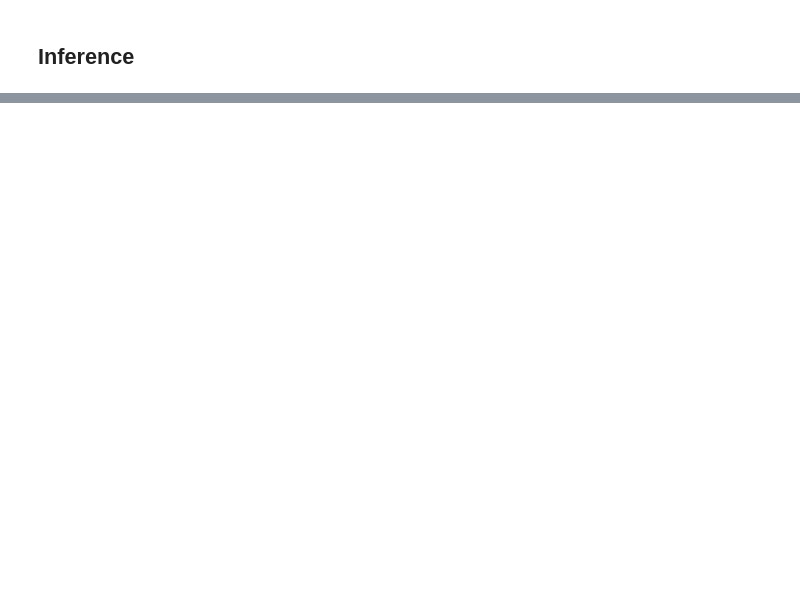
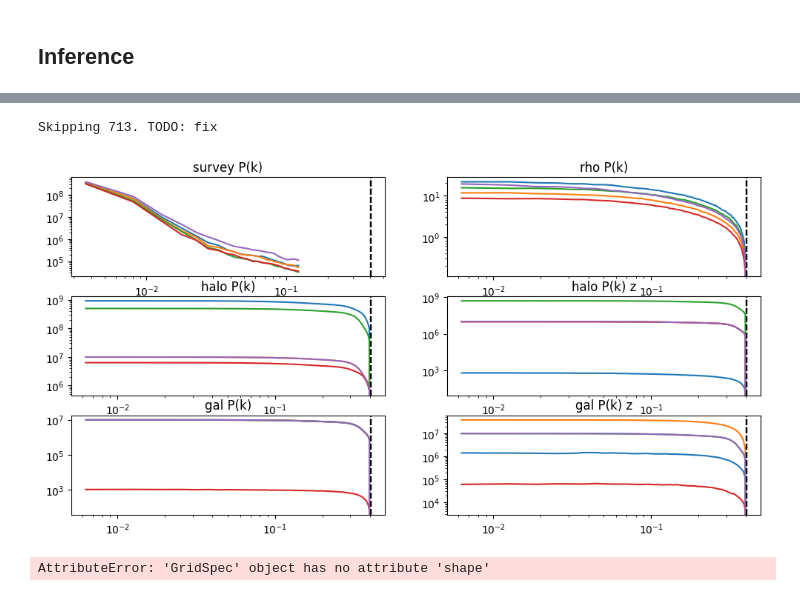
Before and after one commit to maho3/matts_tests, a Jupyter notebook: test_inference.ipynb, the cells around one changed output, grey strips where cells are left out. Cells and saved outputs as stored; diff of their text form; code cells hidden in the pictures; blank space fills up the shorter version.

```diff
--- a/test_inference.ipynb
+++ b/test_inference.ipynb
@@ -221,0 +374,80 @@ INFO:matplotlib.mathtext:Substituting symbol E from STIXNonUnicode
+# %%
+# Load galaxy survey power spectra
+survey_pk = []
+for p in tqdm(os.listdir(suitepath)):
+    try:
+        _Pk = np.load(join(suitepath, p, 'Pk', 'Pk0.npz'))
+    except FileNotFoundError:
+        print(f"Skipping {p}. TODO: fix")
+        survey_pk.append(p0)
+        continue
+    k_sur = _Pk['k_gal']
+    p0 = _Pk['p0k_gal']
+    survey_pk.append(p0)
+# %% [output]
+Skipping 713. TODO: fix
+# %%
+rho_pk = np.stack(rho_pk, axis=0)
+halo_pk = np.stack(halo_pk, axis=0)
+haloz_pk = np.stack(haloz_pk, axis=0)
+gal_pk = np.stack(gal_pk, axis=0)
+galz_pk = np.stack(galz_pk, axis=0)
+survey_pk = np.stack(survey_pk, axis=0)
+# %%
+k_nyq = np.pi * N / L
+Nsamp = 5
+
+fig = plt.figure(figsize=(12,8))
+gs = fig.add_gridspec(4,2)
+
+axs = [fig.add_subplot(gs[i]) for i in range(6)]
+
+for i, ind in enumerate(np.random.choice(len(rho_pk), Nsamp, replace=False)):
+    label = f"$\Omega_m={cosmos[ind,0]}, \Omega_b={cosmos[ind,1]}, $\n"
+    label += f"$h={cosmos[ind,2]}, n_s={cosmos[ind,3]}, sigma_8={cosmos[ind,4]}$"
+
+    # survey Pk
+    ax = axs[0]
+    ax.loglog(k_sur, survey_pk[ind], label=label)
+    ax.axvline(k_nyq, ls='--', c='k')
+    ax.set_title('survey P(k)')
+
+    # rho Pk
+    ax = axs[1]
+    ax.loglog(k, rho_pk[ind], label=label)
+    ax.axvline(k_nyq, ls='--', c='k')
+    ax.set_title('rho P(k)')
+
+    # halo Pk
+    ax = axs[2]
+    ax.loglog(k, halo_pk[ind], label=label)
+    ax.axvline(k_nyq, ls='--', c='k')
+    ax.set_title('halo P(k)')
+
+    # haloz Pk
+    ax = axs[3]
+    ax.loglog(k, haloz_pk[ind], label=label)
+    ax.axvline(k_nyq, ls='--', c='k')
+    ax.set_title('halo P(k) z')
+
+    # gal Pk
+    ax = axs[4]
+    ax.loglog(k, gal_pk[ind], label=label)
+    ax.axvline(k_nyq, ls='--', c='k')
+    ax.set_title('gal P(k)')
+
+    # galz Pk
+    ax = axs[5]
+    ax.loglog(k, galz_pk[ind], label=label)
+    ax.axvline(k_nyq, ls='--', c='k')
+    ax.set_title('gal P(k) z')
+    h, l = ax.get_legend_handles_labels()
+
+ax = f.add_subplot(gs[7:])
+ax.legend(h, l, fontsize=7);
+# %% [output]
+[figure, added]
+# %%
+gs.shape
+# %% [output]
+AttributeError: 'GridSpec' object has no attribute 'shape'
```
Also changed, not shown: parts of 21 cells of this notebook.
